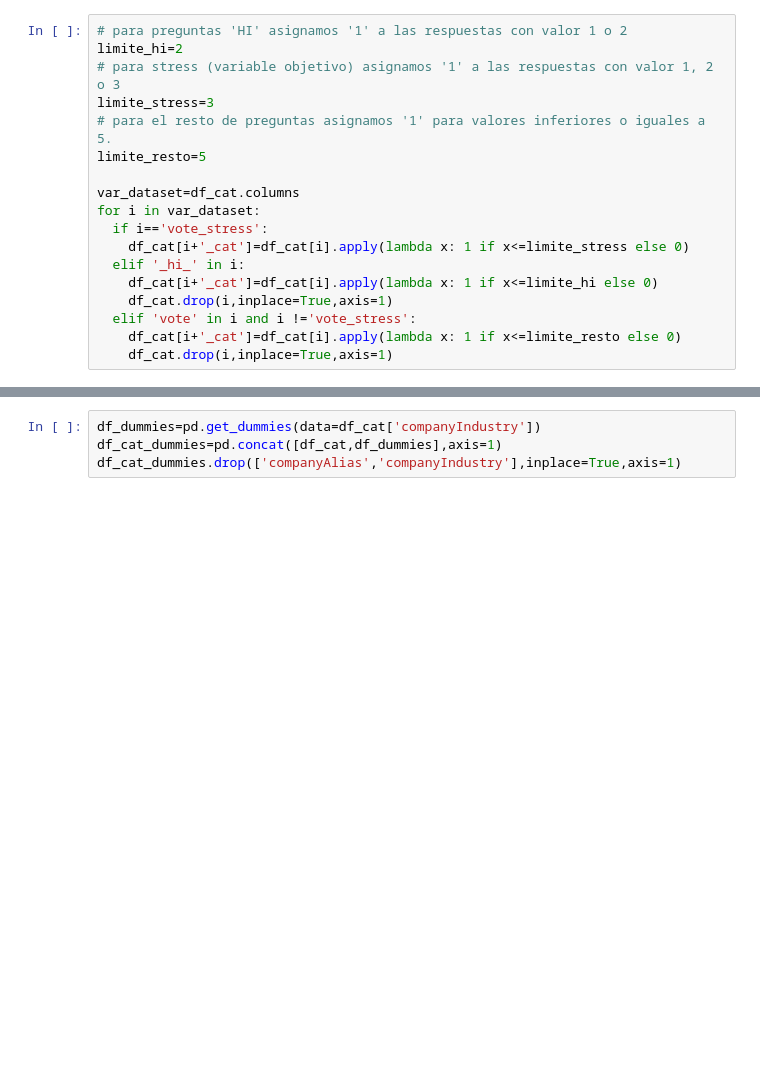
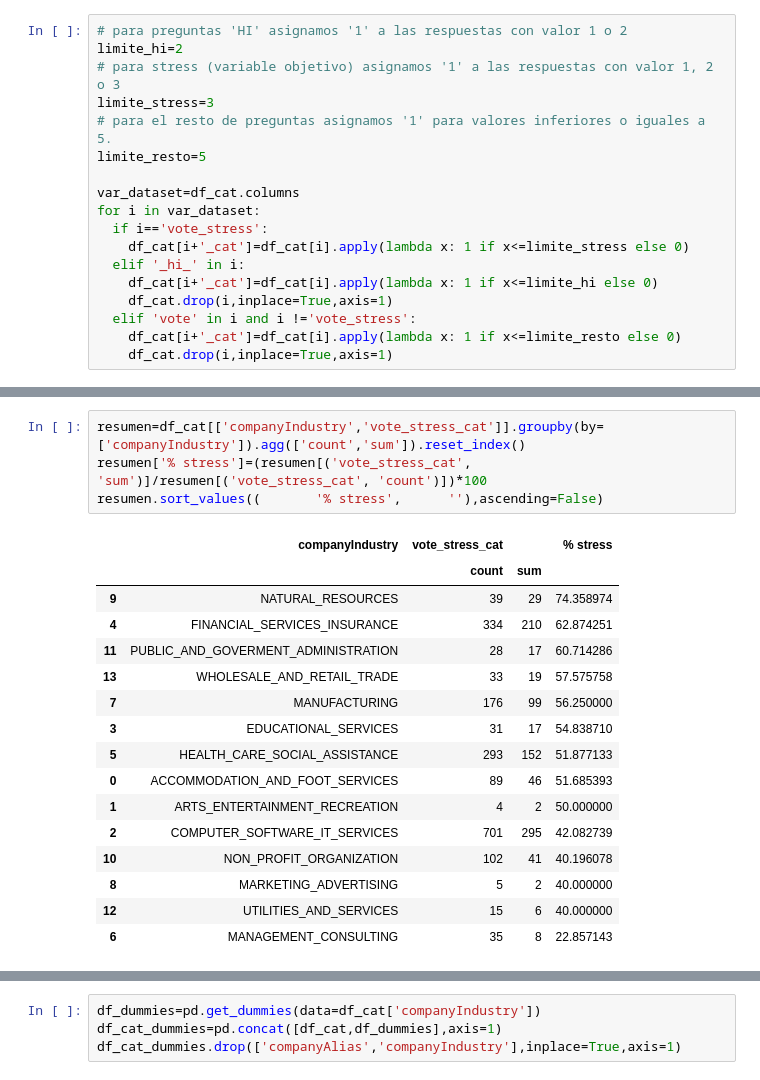
Before and after one commit to DDani/saturdays.ai-stress, a Jupyter notebook: stress_study.ipynb, the cells around one changed output, grey strips where cells are left out. Drawn from its saved outputs; the diff is of its cells as text; blank space fills up the shorter version.

```diff
--- a/stress_study.ipynb
+++ b/stress_study.ipynb
@@ -336,0 +387,21 @@ for i in var_dataset:
+# %%
+resumen=df_cat[['companyIndustry','vote_stress_cat']].groupby(by=['companyIndustry']).agg(['count','sum']).reset_index()
+resumen['% stress']=(resumen[('vote_stress_cat', 'sum')]/resumen[('vote_stress_cat', 'count')])*100
+resumen.sort_values((       '% stress',      ''),ascending=False)
+# %% [output]
+|  | companyIndustry | vote_stress_cat |  | % stress |
+|  |  | count | sum |  |
+| 9 | NATURAL_RESOURCES | 39 | 29 | 74.358974 |
+| 4 | FINANCIAL_SERVICES_INSURANCE | 334 | 210 | 62.874251 |
+| 11 | PUBLIC_AND_GOVERMENT_ADMINISTRATION | 28 | 17 | 60.714286 |
+| 13 | WHOLESALE_AND_RETAIL_TRADE | 33 | 19 | 57.575758 |
+| 7 | MANUFACTURING | 176 | 99 | 56.250000 |
+| 3 | EDUCATIONAL_SERVICES | 31 | 17 | 54.838710 |
+| 5 | HEALTH_CARE_SOCIAL_ASSISTANCE | 293 | 152 | 51.877133 |
+| 0 | ACCOMMODATION_AND_FOOT_SERVICES | 89 | 46 | 51.685393 |
+| 1 | ARTS_ENTERTAINMENT_RECREATION | 4 | 2 | 50.000000 |
+| 2 | COMPUTER_SOFTWARE_IT_SERVICES | 701 | 295 | 42.082739 |
+| 10 | NON_PROFIT_ORGANIZATION | 102 | 41 | 40.196078 |
+| 8 | MARKETING_ADVERTISING | 5 | 2 | 40.000000 |
+| 12 | UTILITIES_AND_SERVICES | 15 | 6 | 40.000000 |
+| 6 | MANAGEMENT_CONSULTING | 35 | 8 | 22.857143 |
```
Also changed, not shown: parts of 84 cells of this notebook, 4 other files.
